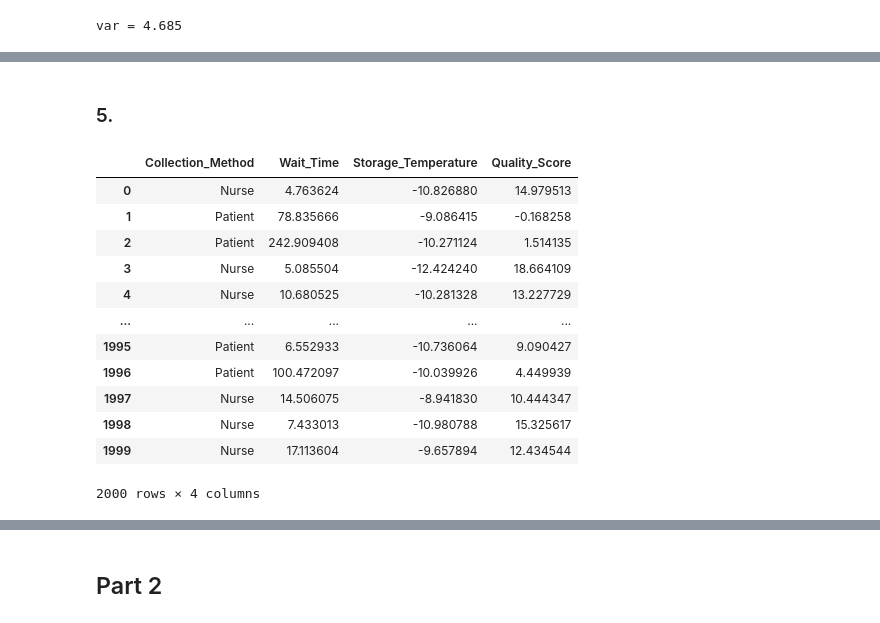
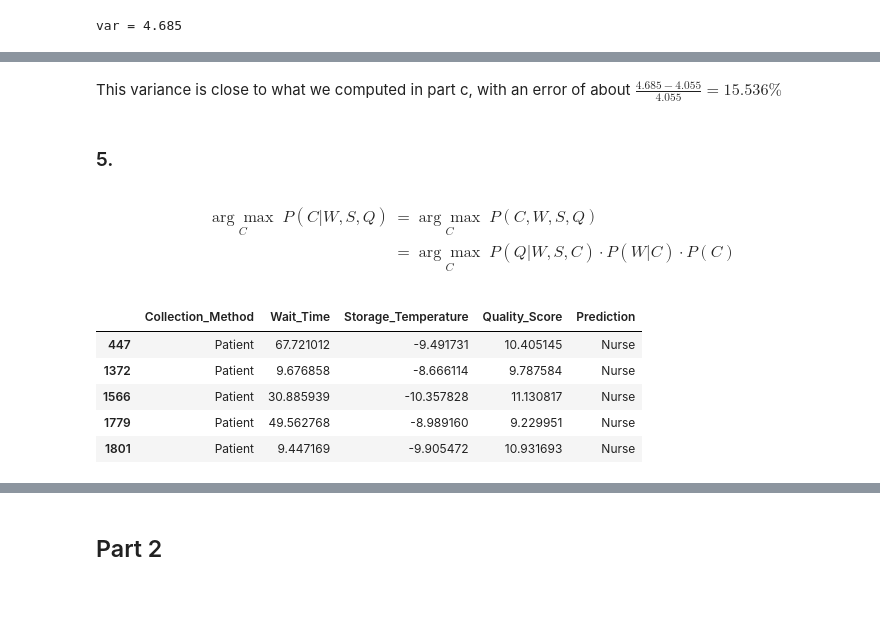
Before and after one commit to ArchieGertsman/ECE471-MP2, a Jupyter notebook: answers.ipynb, the cells around one changed output, grey strips where cells are left out. Drawn from its saved outputs; the diff is of its cells as text; code cells hidden in the pictures; blank space fills up the shorter version.

```diff
--- a/answers.ipynb
+++ b/answers.ipynb
@@ -162,25 +170,9 @@ var = 4.685
+# %% [markdown]
+This variance is close to what we computed in part c, with an error of about $\frac{4.685 - 4.055}{4.055} = 15.536\%$
 # %% [markdown]
 ### 5.
-# %%
-## Train with df_qc_train and classify based on Collection_Method
-## Evaluate and create predictions with same df, but missing Collection_Method values
-# Goal: P(C | W, S, Q)
-
-# argmax_C P(C | W, S, Q) = argmax_C P(C, W, S, Q) = argmax_C P(Q | W, S, C) P(W | C) P(C)
-
-
-df_qc_train
-# %% [output]
-|  | Collection_Method | Wait_Time | Storage_Temperature | Quality_Score |
-| 0 | Nurse | 4.763624 | -10.826880 | 14.979513 |
-| 1 | Patient | 78.835666 | -9.086415 | -0.168258 |
-| 2 | Patient | 242.909408 | -10.271124 | 1.514135 |
-| 3 | Nurse | 5.085504 | -12.424240 | 18.664109 |
-| 4 | Nurse | 10.680525 | -10.281328 | 13.227729 |
-| ... | ... | ... | ... | ... |
-| 1995 | Patient | 6.552933 | -10.736064 | 9.090427 |
-| 1996 | Patient | 100.472097 | -10.039926 | 4.449939 |
-| 1997 | Nurse | 14.506075 | -8.941830 | 10.444347 |
-| 1998 | Nurse | 7.433013 | -10.980788 | 15.325617 |
-| 1999 | Nurse | 17.113604 | -9.657894 | 12.434544 |
-2000 rows × 4 columns
+# %% [markdown]
+\begin{align*}
+    \underset{C}{\arg \max}\; P(C | W, S, Q) &= \underset{C}{\arg \max}\; P(C, W, S, Q) \\
+    &= \underset{C}{\arg \max}\; P(Q | W, S, C) \cdot P(W | C) \cdot P(C)
+\end{align*}
@@ -186,0 +226,22 @@ df_qc_train
+# %%
+q = df_qc_train.Quality_Score
+w = df_qc_train.Wait_Time
+s = df_qc_train.Storage_Temperature
+
+patient_scores = compute_scores(q, w, s, 'Patient')
+nurse_scores = compute_scores(q, w, s, 'Nurse')
+
+# for each row, prediction is class with higher score
+df_qc_predict = df_qc_train.copy()
+df_qc_predict['Prediction'] = (patient_scores > nurse_scores)
+df_qc_predict.Prediction.replace({True: 'Patient', False: 'Nurse'}, inplace=True)
+
+# rows where prediction is incorrect
+df_qc_predict[df_qc_predict.Collection_Method != df_qc_predict.Prediction]
+# %% [output]
+|  | Collection_Method | Wait_Time | Storage_Temperature | Quality_Score | Prediction |
+| 447 | Patient | 67.721012 | -9.491731 | 10.405145 | Nurse |
+| 1372 | Patient | 9.676858 | -8.666114 | 9.787584 | Nurse |
+| 1566 | Patient | 30.885939 | -10.357828 | 11.130817 | Nurse |
+| 1779 | Patient | 49.562768 | -8.989160 | 9.229951 | Nurse |
+| 1801 | Patient | 9.447169 | -9.905472 | 10.931693 | Nurse |
```
Also changed, not shown: parts of 6 cells of this notebook.
